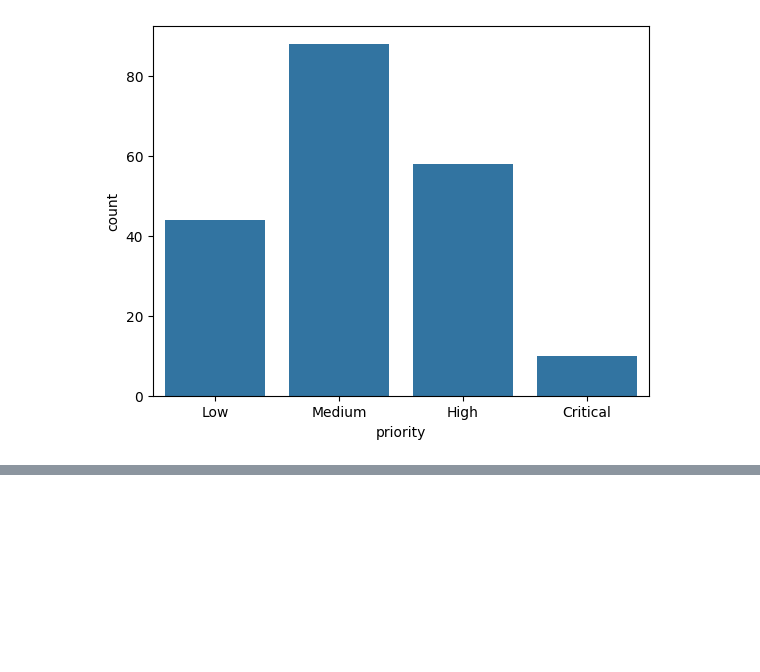
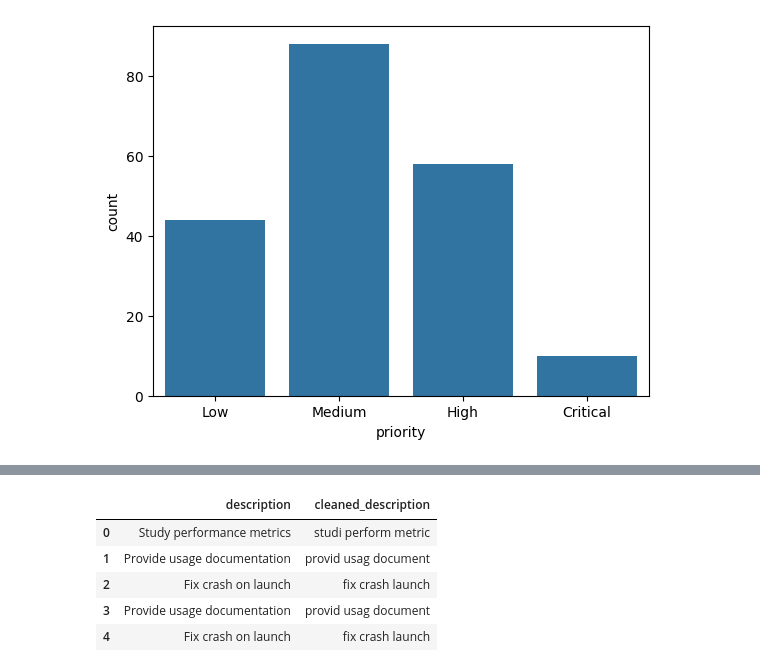
Before and after one commit to abhisek2004/Infotact_DS-ML, a Jupyter notebook: Project 1 AI-Powered Task Management System/test.ipynb, the cells around one changed output, grey strips where cells are left out. Drawn from its saved outputs; the diff is of its cells as text; code cells hidden in the pictures; blank space fills up the shorter version.

Commit message:
Implement code changes to enhance functionality and improve performance

```diff
--- a/Project 1 AI-Powered Task Management System/test.ipynb
+++ b/Project 1 AI-Powered Task Management System/test.ipynb
@@ -31,3 +31,30 @@ dtypes: int64(2), object(7)
 memory usage: 14.2+ KB
 None
 [figure]
+# %%
+# Clean Data and Preprocess Descriptions
+import nltk
+from nltk.corpus import stopwords
+from nltk.stem import PorterStemmer
+from nltk.tokenize import word_tokenize
+import string
+import re
+
+nltk.download('punkt')
+nltk.download('stopwords')
+
+stop_words = set(stopwords.words('english'))
+stemmer = PorterStemmer()
+
+
+def preprocess(text):
+    text = text.lower()
+    text = re.sub(r'[^a-zA-Z\s]', '', text)
+    tokens = word_tokenize(text)
+    filtered = [stemmer.stem(w) for w in tokens if w not in stop_words]
+    return ' '.join(filtered)
+
+
+df['cleaned_description'] = df['description'].apply(preprocess)
+df[['description', 'cleaned_description']].head()
+# %% [output]
@@ -33,0 +67,6 @@ None
+|  | description | cleaned_description |
+| 0 | Study performance metrics | studi perform metric |
+| 1 | Provide usage documentation | provid usag document |
+| 2 | Fix crash on launch | fix crash launch |
+| 3 | Provide usage documentation | provid usag document |
+| 4 | Fix crash on launch | fix crash launch |
```
Also changed, not shown: parts of 4 cells of this notebook.
